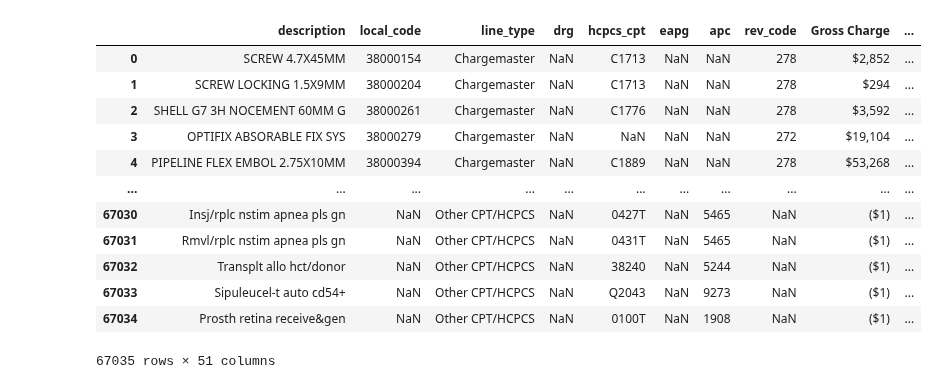
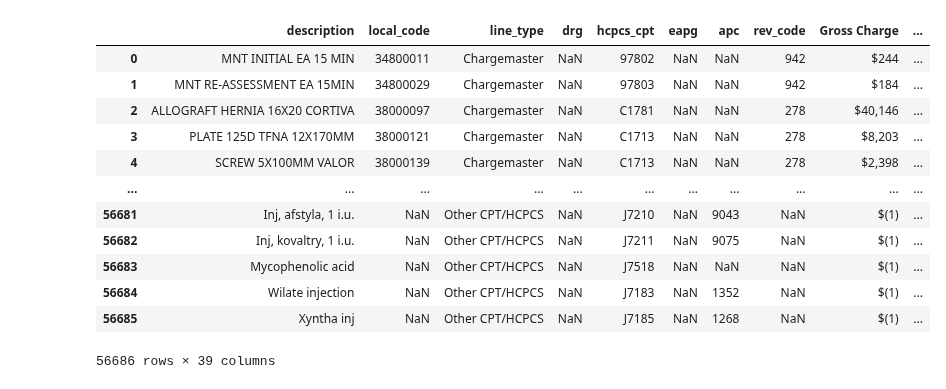
Before and after one commit to rl1987/dolthub-bounty-transparency-in-pricing, a Jupyter notebook: eskycity.ipynb, the cells around one changed output. Drawn from its saved outputs; the diff is of its cells as text; code cells hidden in the pictures.

Commit message:
Further improve eskycity code to deal with minor issues

```diff
--- a/eskycity.ipynb
+++ b/eskycity.ipynb
@@ -34,8 +34,8 @@ TARGET_COLUMNS = [
     'additional_payer_specific_notes'
 ]
 # %%
-ccn = "450811"
-url = "https://uhsfilecdn.eskycity.net/ac/233069260_south-texas-health-system-heart_standardcharges.csv"
+ccn = "090001"
+url = "https://uhsfilecdn.eskycity.net/ac/232896725_george-washington-university-hospital_standardcharges.csv"
 filename = url.split("/")[-1]
 ein = filename.split("_")[0]
 ein = ein[:2] + "-" + ein[2:]
@@ -81,31 +65,36 @@ df_in
 # %%
 df_mid = pd.DataFrame(df_in)
 df_mid = df_mid.rename(columns={
     'Description': 'description',
     'CDM': 'local_code',
     'Code Type': 'line_type',
     'DRG (If Applicable)': 'drg',
     'CPT/HCPCS (If Applicable)': 'hcpcs_cpt',
     'EAPG (If Applicable)': 'eapg',
     'APC (If Applicable)': 'apc',
-    'Rev Code (If Applicable)': 'rev_code'
+    'Rev Code (If Applicable)': 'rev_code',
+    'DRG (If applicable)': 'drg',
+    'CPT/HCPCS (If applicable)': 'hcpcs_cpt',
+    'EAPG (If applicable)': 'eapg',
+    'APC (If applicable)': 'apc',
+    'Rev Code (If applicable)': 'rev_code'
 })
 del df_mid['Facility']
 df_mid
 # %% [output]
 |  | description | local_code | line_type | drg | hcpcs_cpt | eapg | apc | rev_code | Gross Charge | ... |
-| 0 | SCREW 4.7X45MM | 38000154 | Chargemaster | NaN | C1713 | NaN | NaN | 278 | $2,852 | ... |
-| 1 | SCREW LOCKING 1.5X9MM | 38000204 | Chargemaster | NaN | C1713 | NaN | NaN | 278 | $294 | ... |
-| 2 | SHELL G7 3H NOCEMENT 60MM G | 38000261 | Chargemaster | NaN | C1776 | NaN | NaN | 278 | $3,592 | ... |
-| 3 | OPTIFIX ABSORABLE FIX SYS | 38000279 | Chargemaster | NaN | NaN | NaN | NaN | 272 | $19,104 | ... |
-| 4 | PIPELINE FLEX EMBOL 2.75X10MM | 38000394 | Chargemaster | NaN | C1889 | NaN | NaN | 278 | $53,268 | ... |
+| 0 | MNT INITIAL EA 15 MIN | 34800011 | Chargemaster | NaN | 97802 | NaN | NaN | 942 | $244 | ... |
+| 1 | MNT RE-ASSESSMENT EA 15MIN | 34800029 | Chargemaster | NaN | 97803 | NaN | NaN | 942 | $184 | ... |
+| 2 | ALLOGRAFT HERNIA 16X20 CORTIVA | 38000097 | Chargemaster | NaN | C1781 | NaN | NaN | 278 | $40,146 | ... |
+| 3 | PLATE 125D TFNA 12X170MM | 38000121 | Chargemaster | NaN | C1713 | NaN | NaN | 278 | $8,203 | ... |
+| 4 | SCREW 5X100MM VALOR | 38000139 | Chargemaster | NaN | C1713 | NaN | NaN | 278 | $2,398 | ... |
 | ... | ... | ... | ... | ... | ... | ... | ... | ... | ... | ... |
-| 67030 | Insj/rplc nstim apnea pls gn | NaN | Other CPT/HCPCS | NaN | 0427T | NaN | 5465 | NaN | ($1) | ... |
-| 67031 | Rmvl/rplc nstim apnea pls gn | NaN | Other CPT/HCPCS | NaN | 0431T | NaN | 5465 | NaN | ($1) | ... |
-| 67032 | Transplt allo hct/donor | NaN | Other CPT/HCPCS | NaN | 38240 | NaN | 5244 | NaN | ($1) | ... |
-| 67033 | Sipuleucel-t auto cd54+ | NaN | Other CPT/HCPCS | NaN | Q2043 | NaN | 9273 | NaN | ($1) | ... |
-| 67034 | Prosth retina receive&gen | NaN | Other CPT/HCPCS | NaN | 0100T | NaN | 1908 | NaN | ($1) | ... |
+| 56681 | Inj, afstyla, 1 i.u. | NaN | Other CPT/HCPCS | NaN | J7210 | NaN | 9043 | NaN | $(1) | ... |
+| 56682 | Inj, kovaltry, 1 i.u. | NaN | Other CPT/HCPCS | NaN | J7211 | NaN | 9075 | NaN | $(1) | ... |
+| 56683 | Mycophenolic acid | NaN | Other CPT/HCPCS | NaN | J7518 | NaN | NaN | NaN | $(1) | ... |
+| 56684 | Wilate injection | NaN | Other CPT/HCPCS | NaN | J7183 | NaN | 1352 | NaN | $(1) | ... |
+| 56685 | Xyntha inj | NaN | Other CPT/HCPCS | NaN | J7185 | NaN | 1268 | NaN | $(1) | ... |
-67035 rows × 51 columns
+56686 rows × 39 columns
 # %%
 money_columns = df_mid.columns.to_list()[8:]
 remaining_columns = df_mid.columns.to_list()[:8]
```
Also changed, not shown: parts of 10 cells of this notebook.
